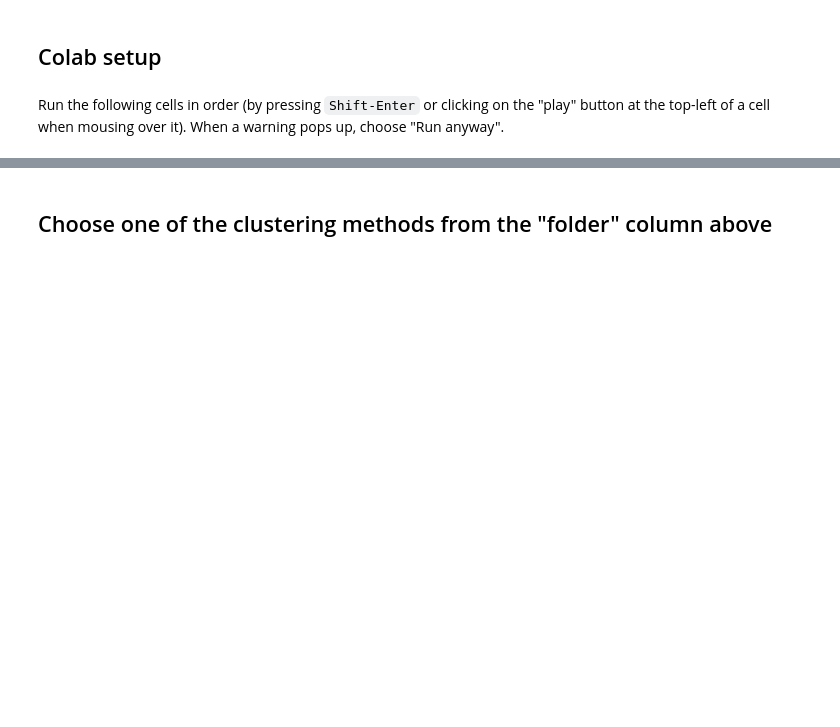
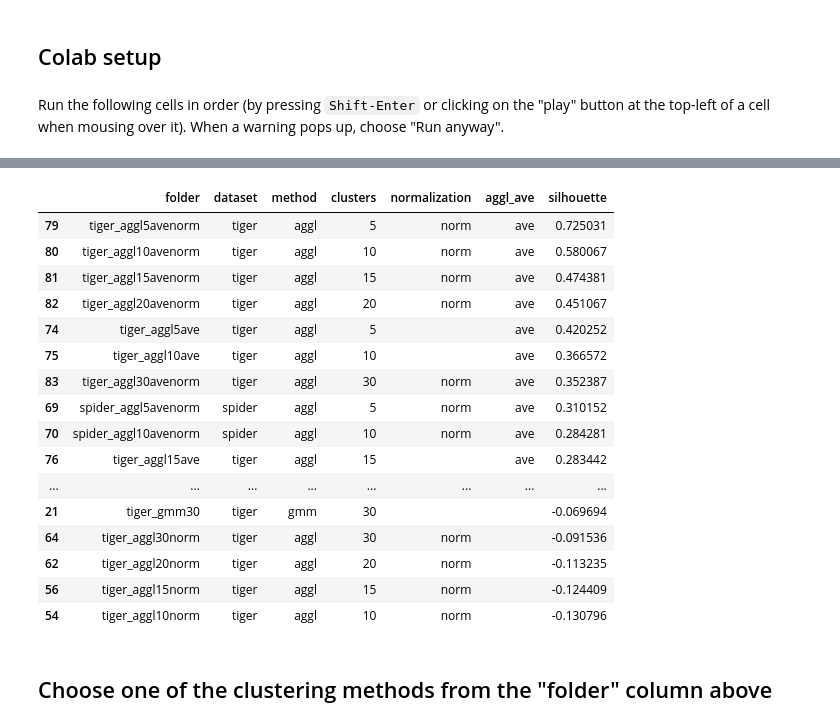
Before and after one commit to SimoneBarbaro/data_science_lab_project, a Jupyter notebook: src/DSL-Notebook.ipynb, the cells around one changed output, grey strips where cells are left out. Drawn from its saved outputs; the diff is of its cells as text; code cells hidden in the pictures; blank space fills up the shorter version.

```diff
--- a/src/DSL-Notebook.ipynb
+++ b/src/DSL-Notebook.ipynb
@@ -73,3 +80,28 @@ full(results_table.sort_values(sorting_column, ascending=increasing))
+# %%
+sorting_column = "silhouette"
+sort_increasing = False
+
+full(results_table.sort_values(sorting_column, ascending=sort_increasing))
+# Note the use of the "full" function above: in case a table is not displayed in full
+# (rows, columns or text hidden), you may wrap it into "full(...)" to show it in full.
+# %% [output]
+|  | folder | dataset | method | clusters | normalization | aggl_ave | silhouette |
+| 79 | tiger_aggl5avenorm | tiger | aggl | 5 | norm | ave | 0.725031 |
+| 80 | tiger_aggl10avenorm | tiger | aggl | 10 | norm | ave | 0.580067 |
+| 81 | tiger_aggl15avenorm | tiger | aggl | 15 | norm | ave | 0.474381 |
+| 82 | tiger_aggl20avenorm | tiger | aggl | 20 | norm | ave | 0.451067 |
+| 74 | tiger_aggl5ave | tiger | aggl | 5 |  | ave | 0.420252 |
+| 75 | tiger_aggl10ave | tiger | aggl | 10 |  | ave | 0.366572 |
+| 83 | tiger_aggl30avenorm | tiger | aggl | 30 | norm | ave | 0.352387 |
+| 69 | spider_aggl5avenorm | spider | aggl | 5 | norm | ave | 0.310152 |
+| 70 | spider_aggl10avenorm | spider | aggl | 10 | norm | ave | 0.284281 |
+| 76 | tiger_aggl15ave | tiger | aggl | 15 |  | ave | 0.283442 |
+| ... | ... | ... | ... | ... | ... | ... | ... |
+| 21 | tiger_gmm30 | tiger | gmm | 30 |  |  | -0.069694 |
+| 64 | tiger_aggl30norm | tiger | aggl | 30 | norm |  | -0.091536 |
+| 62 | tiger_aggl20norm | tiger | aggl | 20 | norm |  | -0.113235 |
+| 56 | tiger_aggl15norm | tiger | aggl | 15 | norm |  | -0.124409 |
+| 54 | tiger_aggl10norm | tiger | aggl | 10 | norm |  | -0.130796 |
 # %% [markdown]
 ## Choose one of the clustering methods from the "folder" column above
 # %%
```
Also changed, not shown: parts of 16 cells of this notebook.
